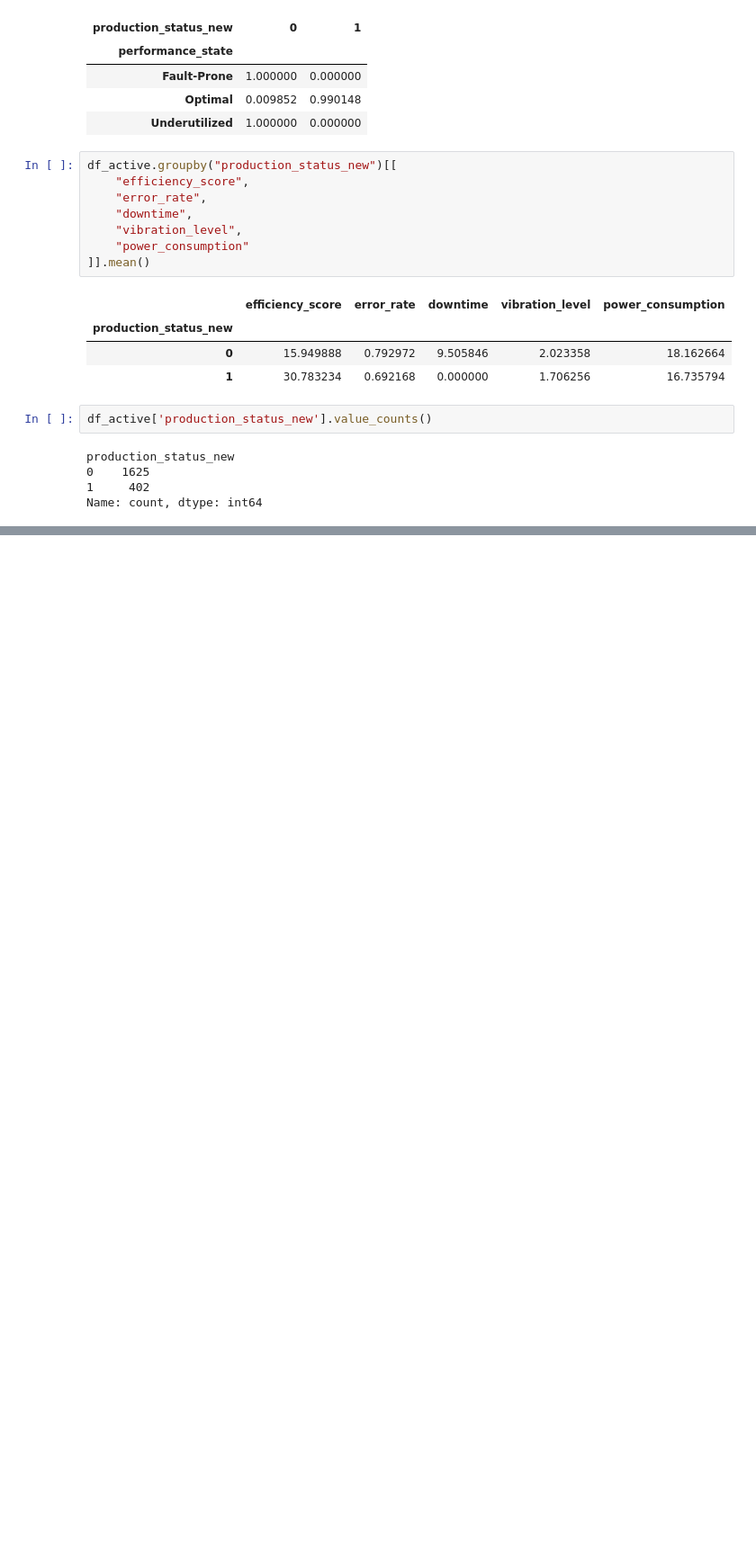
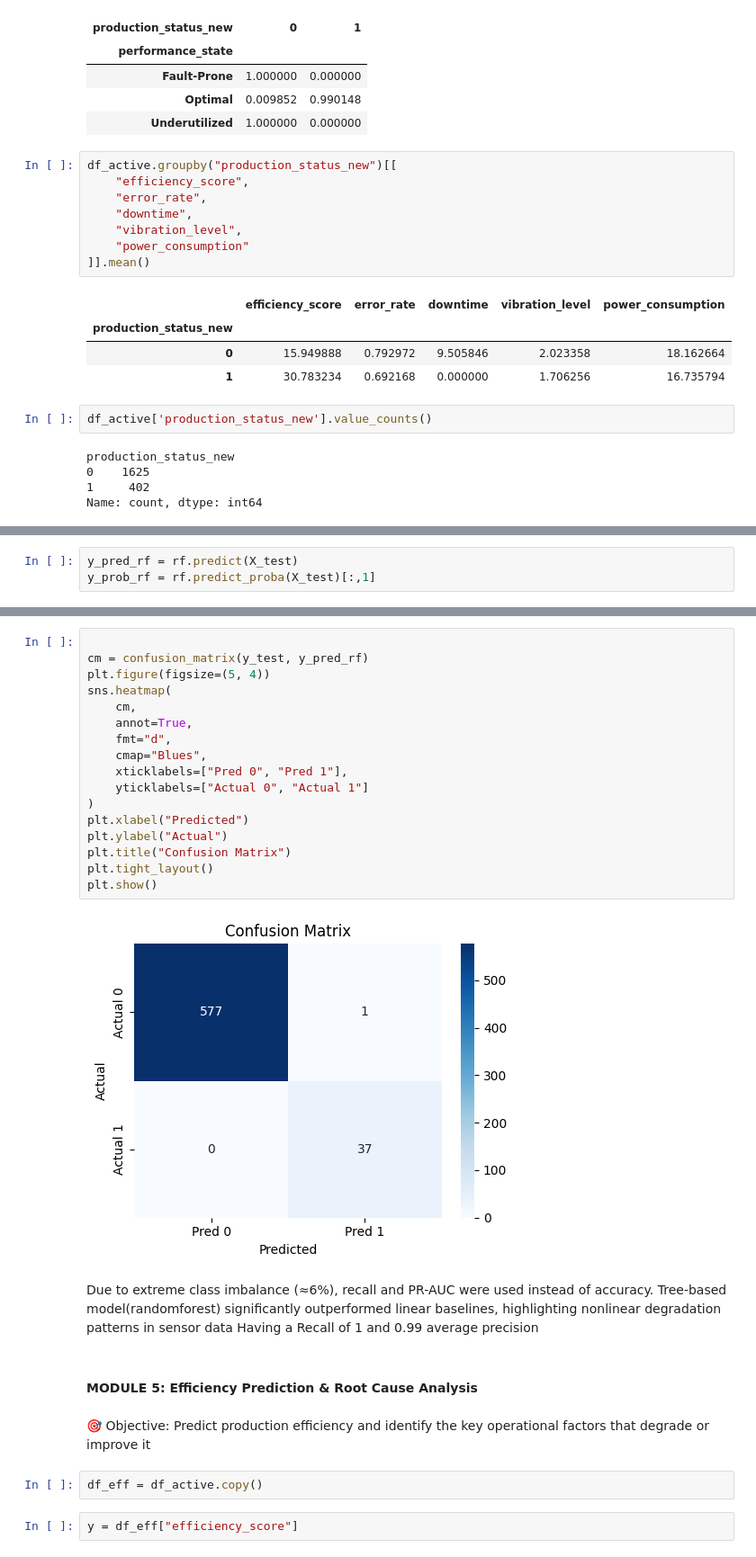
Before and after one commit to Om22210564/ML-Driven-Predictive-Intelligence-for-Smart-Manufacturing, a Jupyter notebook: Main.ipynb, the cells around one changed output, grey strips where cells are left out. Shown at 90% size. Drawn from its saved outputs; the diff is of its cells as text; blank space fills up the shorter version.

Commit message:
Completed all modules

```diff
--- a/Main.ipynb
+++ b/Main.ipynb
@@ -568,0 +685,3 @@ Name: count, dtype: int64
+# %%
+y_pred_rf = rf.predict(X_test)
+y_prob_rf = rf.predict_proba(X_test)[:,1]
@@ -568,0 +697,31 @@ Name: count, dtype: int64
+# %%
+
+cm = confusion_matrix(y_test, y_pred_rf)
+plt.figure(figsize=(5, 4))
+sns.heatmap(
+    cm,
+    annot=True,
+    fmt="d",
+    cmap="Blues",
+    xticklabels=["Pred 0", "Pred 1"],
+    yticklabels=["Actual 0", "Actual 1"]
+)
+plt.xlabel("Predicted")
+plt.ylabel("Actual")
+plt.title("Confusion Matrix")
+plt.tight_layout()
+plt.show()
+# %% [output]
+[figure, added]
+# %% [markdown]
+Due to extreme class imbalance (≈6%), recall and PR-AUC were used instead of accuracy. Tree-based model(randomforest) significantly outperformed linear baselines, highlighting nonlinear degradation patterns in sensor data
+Having a Recall of 1 and 0.99 average precision
+# %% [markdown]
+#### MODULE 5: Efficiency Prediction & Root Cause Analysis
+# %% [markdown]
+🎯 Objective:
+Predict production efficiency and identify the key operational factors that degrade or improve it
+# %%
+df_eff = df_active.copy()
+# %%
+y = df_eff["efficiency_score"]
```
Also changed, not shown: parts of 37 cells of this notebook.
